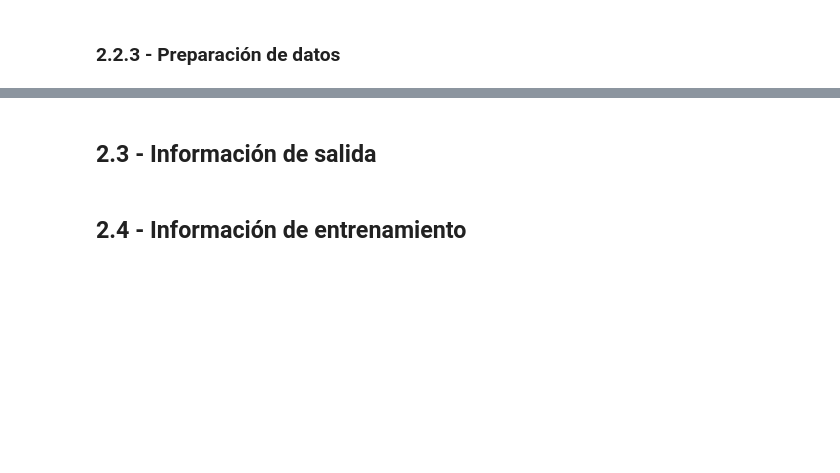
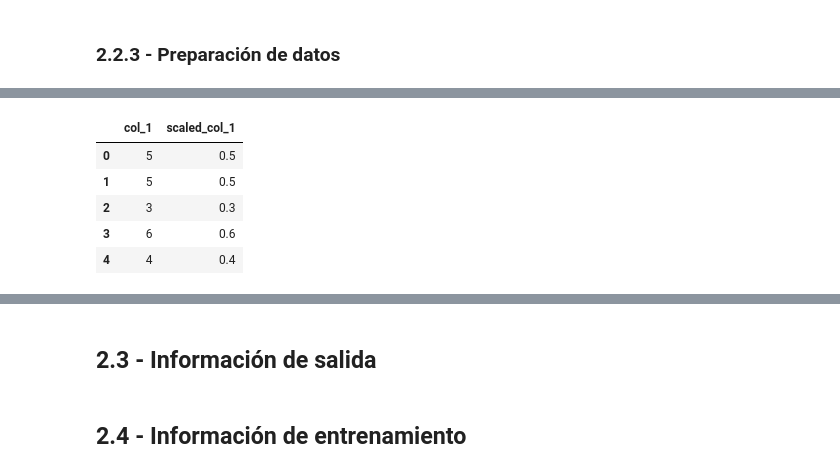
Before and after one commit to ferjorosa/tokio-school-dl-03-2023, a Jupyter notebook: 1 - INTRODUCCION/2-Preparacion de datos y herramientas.ipynb, the cells around one changed output, grey strips where cells are left out. Cells and saved outputs as stored; diff of their text form; code cells hidden in the pictures; blank space fills up the shorter version.

```diff
--- a/1 - INTRODUCCION/2-Preparacion de datos y herramientas.ipynb
+++ b/1 - INTRODUCCION/2-Preparacion de datos y herramientas.ipynb
@@ -118,0 +288,18 @@ Por ejemplo, si nuestro conjunto de datos es una imagen, el proceso de aumentaci
+# %%
+from sklearn.preprocessing import MaxAbsScaler
+
+scaler = MaxAbsScaler()
+
+original_col_data = df_breast_cancer[["col_1"]]
+scaled_col_data = scaler.fit_transform(df_breast_cancer[["col_1"]])
+scaled_col_data = pd.DataFrame(scaled_col_data, columns=["scaled_col_1"])
+
+# Combinamos ambos conjuntos de datos
+pd.concat([original_col_data, scaled_col_data], axis=1).head(5)
+# %% [output]
+|  | col_1 | scaled_col_1 |
+| 0 | 5 | 0.5 |
+| 1 | 5 | 0.5 |
+| 2 | 3 | 0.3 |
+| 3 | 6 | 0.6 |
+| 4 | 4 | 0.4 |
```
Also changed, not shown: parts of 35 cells of this notebook, 1 other file.
